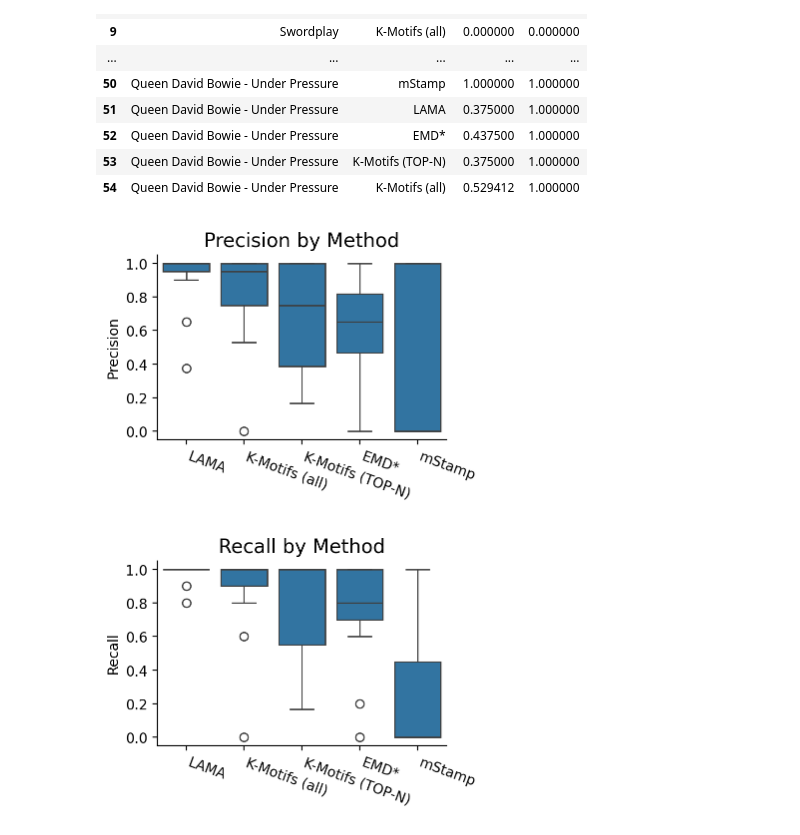
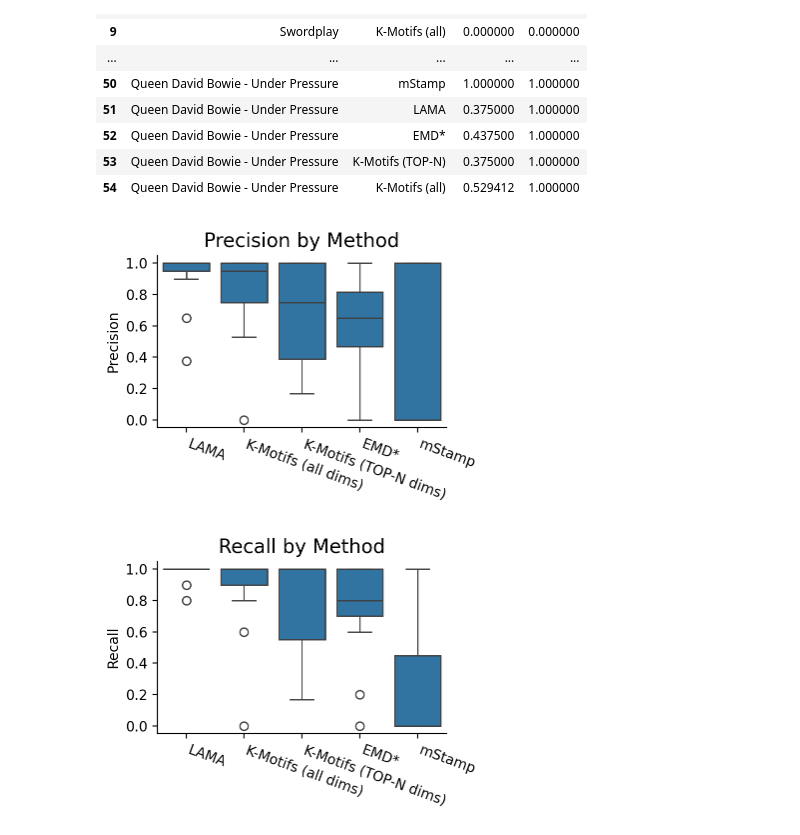
Before and after one commit to patrickzib/leitmotifs, a Jupyter notebook: notebooks/plot_ground_truth.ipynb, the cells around one changed output. Cells and saved outputs as stored; diff of their text form; code cells hidden in the pictures.

```diff
--- a/notebooks/plot_ground_truth.ipynb
+++ b/notebooks/plot_ground_truth.ipynb
@@ -50,21 +50,21 @@ df
 | 53 | Queen David Bowie - Under Pressure | K-Motifs (TOP-N) | 0.375000 | 1.000000 |
 | 54 | Queen David Bowie - Under Pressure | K-Motifs (all) | 0.529412 | 1.000000 |
 # %%
-# df.Method[df.Method == "Set Finder"] = "SF"
-# df.Method[df.Method == "EMMA"] = "EMMA"
+df.Method[df.Method == "K-Motifs (TOP-N)"] = "K-Motifs (TOP-N dims)"
+df.Method[df.Method == "K-Motifs (all)"] = "K-Motifs (all dims)"
 
 fig, ax = plt.subplots(figsize=(4,3))
 sns.boxplot(x=df.Method, y=df.Precision, ax=ax,
             order=df[["Method", "Precision"]].groupby("Method").mean().sort_values(by="Precision", ascending=False).reset_index()["Method"])
 ax.set_title("Precision by Method", fontsize=14)
 plt.yticks(fontsize=10)
 plt.xticks(rotation=-20, fontsize=10, ha='left')
 plt.xlabel("")
 sns.despine()
 plt.tight_layout()
 plt.savefig("../tests/results/images/boxplot_precision.pdf")
 # %% [output]
-[figure, old version]
+[figure, new version]
 # %%
 fig, ax = plt.subplots(figsize=(4,3))
 sns.boxplot(x=df.Method, y=df.Recall, ax=ax,
@@ -77,4 +77,4 @@ sns.despine()
 plt.tight_layout()
 plt.savefig("../tests/results/images/boxplot_recall.pdf")
 # %% [output]
-[figure, old version]
+[figure, new version]
```
